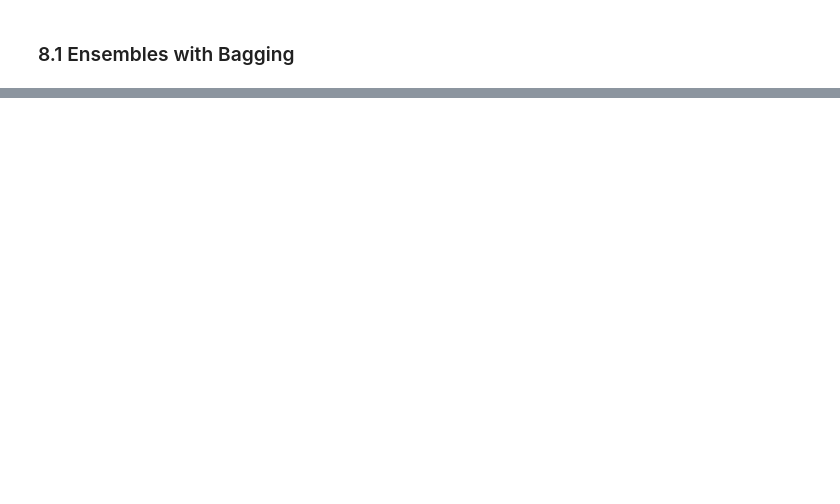
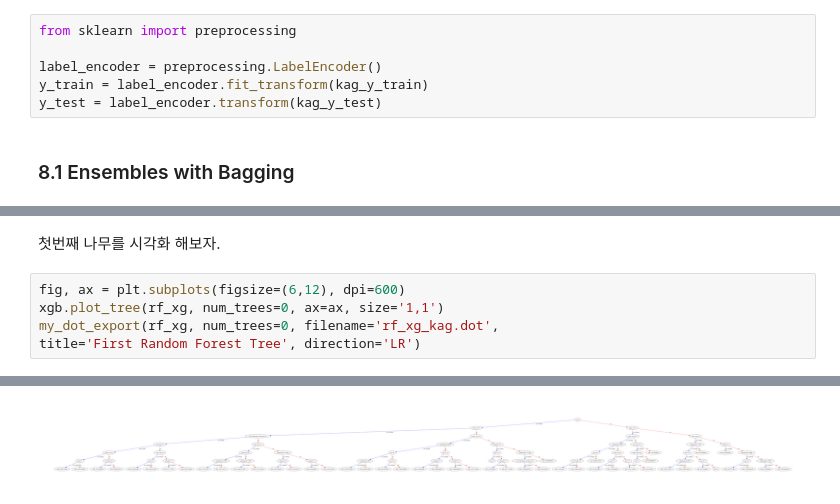
Before and after one commit to sguys99/self-study, a Jupyter notebook: xgboost/effective_xgboost/ch08.ipynb, the cells around one changed output, grey strips where cells are left out. Saved outputs shown, nothing was run; the diff lists cells and outputs as text; blank space fills up the shorter version.

```diff
--- a/xgboost/effective_xgboost/ch08.ipynb
+++ b/xgboost/effective_xgboost/ch08.ipynb
@@ -204,5 +204,11 @@ kag_X_train, kag_X_test, kag_y_train, kag_y_test = model_selection.train_test_sp
 # %%
 X_train = kag_pl.fit_transform(kag_X_train, kag_y_train)
 X_test = kag_pl.transform(kag_X_test)
+# %%
+from sklearn import preprocessing
+
+label_encoder = preprocessing.LabelEncoder()
+y_train = label_encoder.fit_transform(kag_y_train)
+y_test = label_encoder.transform(kag_y_test)
 # %% [markdown]
 ### 8.1 Ensembles with Bagging
@@ -208,0 +334,8 @@ X_test = kag_pl.transform(kag_X_test)
+# %% [markdown]
+첫번째 나무를 시각화 해보자.
+# %%
+fig, ax = plt.subplots(figsize=(6,12), dpi=600)
+xgb.plot_tree(rf_xg, num_trees=0, ax=ax, size='1,1')
+my_dot_export(rf_xg, num_trees=0, filename='rf_xg_kag.dot',
+title='First Random Forest Tree', direction='LR')
+# %% [output]
@@ -208,0 +343 @@ X_test = kag_pl.transform(kag_X_test)
+[figure, added]
```
Also changed, not shown: parts of 30 cells of this notebook, 2 other files.
